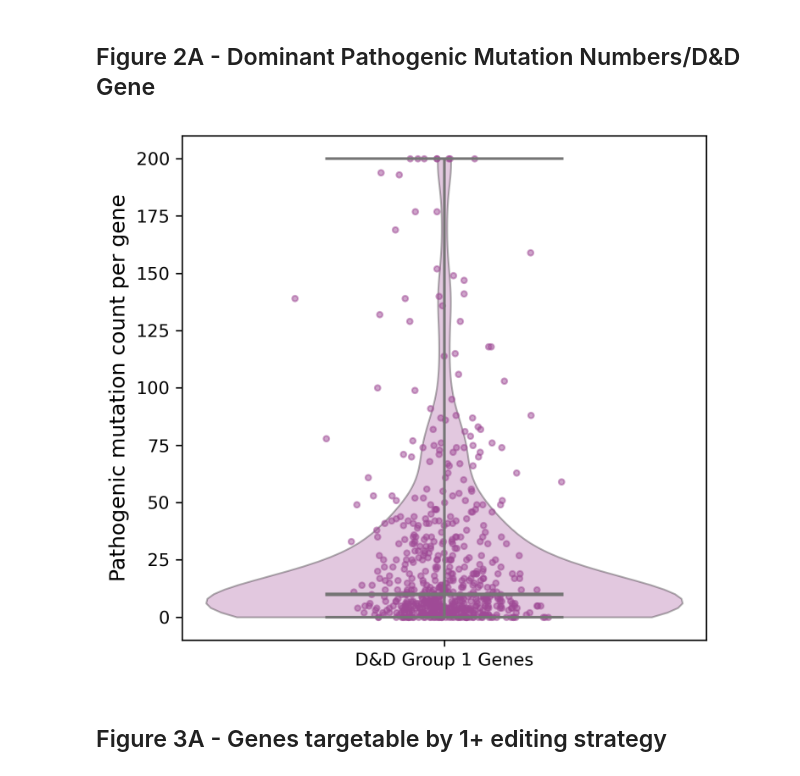
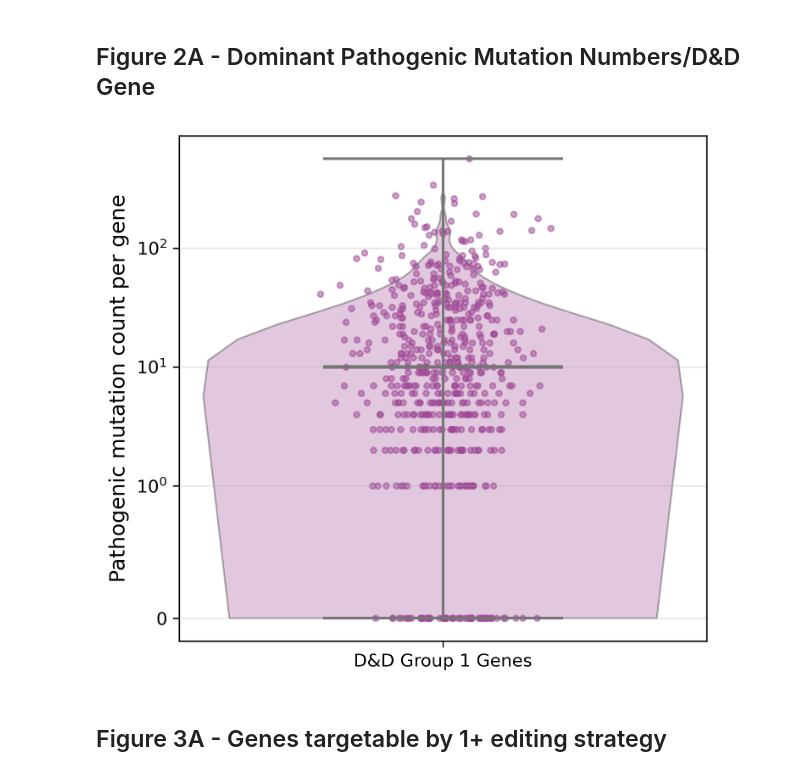
Before and after one commit to gramey02/dnd_project, a Jupyter notebook: scripts/figure_plotting/Figure_Plotting_Ntbk.ipynb, the cells around one changed output. Saved outputs shown, nothing was run; the diff lists cells and outputs as text; code cells hidden in the pictures.

Commit message:
updated figure plotting for new data columns

```diff
--- a/scripts/figure_plotting/Figure_Plotting_Ntbk.ipynb
+++ b/scripts/figure_plotting/Figure_Plotting_Ntbk.ipynb
@@ -41,8 +42,6 @@ run_name="RUN_12_19_25" # change to run name with desired results
 ## Load final summary data
 # %%
 # load final summary data
-data = pd.read_excel('../../results/summary/AllGene_DF.xlsx')
-if g2_only==True:
-    data=data[data['Gene_Group']=='Group 2']
+data = pd.read_csv('/wynton/home/capra/gramey02/dnd_project/results/RUN_MULTIALLELIC/summary_files/cleaned_master_df_2026_08_25.csv')
 data.columns
 # %% [output]
@@ -67,11 +66,11 @@ Index(['hgnc_symbol', 'Gene_Group', 'GENE ID (HGNC)', 'DISEASE LABEL',
 ## Figure 1C - HPO term proportions
 # %%
 # isolate HPO data
-hpo_data=data[['hgnc_symbol','HPO_terms','s_het']].drop_duplicates()
+hpo_data=data[['hgnc_symbol','HPO_term_list','s_het']].drop_duplicates()
 
 # get top level HPO terms
 # hpo_file='../../data/hpo/hp.obo'
-hpo_file='/Users/graceramey/Downloads/hp.obo'
+hpo_file='/wynton/home/capra/gramey02/dnd_project/data/hpo/hp.obo'
 graph = obonet.read_obo(hpo_file) # load HP ontology
 
 def get_top_level_categories(hpo_id):
@@ -99,7 +98,7 @@ term_df_g1 = pd.DataFrame({
 })
 
 for idx,row in hpo_data.iterrows():
-    cur_gene_terms = literal_eval(row.HPO_terms)
+    cur_gene_terms = literal_eval(row.HPO_term_list)
     for term in cur_gene_terms:
         # filter to the row of the data frame with the current term's name
         rows_with_term = term_df_g1[term_df_g1['term'] == term]
@@ -116,11 +115,14 @@ term_df_g2 = pd.DataFrame({
     'num_genes_w_term_g2':0
 })
 
-g2_genes = list(hpo_data[hpo_data['s_het']<0.1]['hgnc_symbol'].unique())
+if 's_het' in hpo_data.columns:
+    g2_genes = list(hpo_data[hpo_data['s_het']<0.1]['hgnc_symbol'].unique())
+else:
+    g2_genes = list(hpo_data[hpo_data['post_mean']<0.1]['hgnc_symbol'].unique())
 
 for idx, row in hpo_data.iterrows():
     if row.hgnc_symbol in g2_genes:
-        cur_gene_terms=literal_eval(row.HPO_terms)
+        cur_gene_terms=literal_eval(row.HPO_term_list)
         for term in cur_gene_terms:
             # filter to the row of the data frame with the current term's name
             rows_with_term = term_df_g2[term_df_g2['term'] == term]
@@ -190,7 +190,9 @@ cols = [
 ]
 
 # truncate points at 200
-plot_data = [[x if x < 200 else 200 for x in clinvar_data["dominant_mutation_count"].values]]
+plot_data = [[x if x < 200 else x for x in clinvar_data["dominant_mutation_count"].values]]
+#plot_data = [[x if x < 200 else 200 for x in clinvar_data["dominant_mutation_count"].values]]
+#plot_data = list(clinvar_data["dominant_mutation_count"].values)
 
 fig, ax = plt.subplots(figsize=(5, 4.5))
 
@@ -201,35 +203,38 @@ vp = ax.violinplot(
     showextrema=True
 )
 
 color_map=['#9f4a96']
 for body, color in zip(vp["bodies"], color_map):
     body.set_facecolor(color)
     body.set_edgecolor("black")
     body.set_alpha(0.3)
 
 # Median
 vp["cmedians"].set_color("#757575")
 vp["cmedians"].set_linewidth(2)
 
 # Extrema (min/max + connecting bar)
 for key in ["cmins", "cmaxes", "cbars"]:
     vp[key].set_color("#757575")
     vp[key].set_linewidth(1.5)
 
 ax.set_xticks(np.arange(1, len(plot_data) + 1))
 ax.set_xticklabels(['D&D Group 1 Genes'],
                    rotation=0)
 color_map2 = ['#9f4a96']
 for i, col in enumerate(plot_data, start=1):
     y = plot_data[i-1]
     x = np.random.normal(i, 0.04, size=len(y))  # jitter
     ax.scatter(x, y, s=10, alpha=0.5, color=color_map2[i-1])
 ax.set_ylabel("Pathogenic mutation count per gene", fontsize=12)
-
+ax.set_yscale('symlog', linthresh=1)
+ax.grid(True, which='both', axis='y', alpha=0.3)
 plt.tight_layout()
+# save
+plt.savefig("/wynton/home/capra/gramey02/dnd_project/data/figs/clinvar_mutation_violin_plot.svg", dpi=300, bbox_inches='tight')
 plt.show()
 # %% [output]
-[figure, old version]
+[figure, new version]
 # %% [markdown]
 ## Figure 3A - Genes targetable by 1+ editing strategy
 # %%
```
Also changed, not shown: parts of 20 cells of this notebook.
